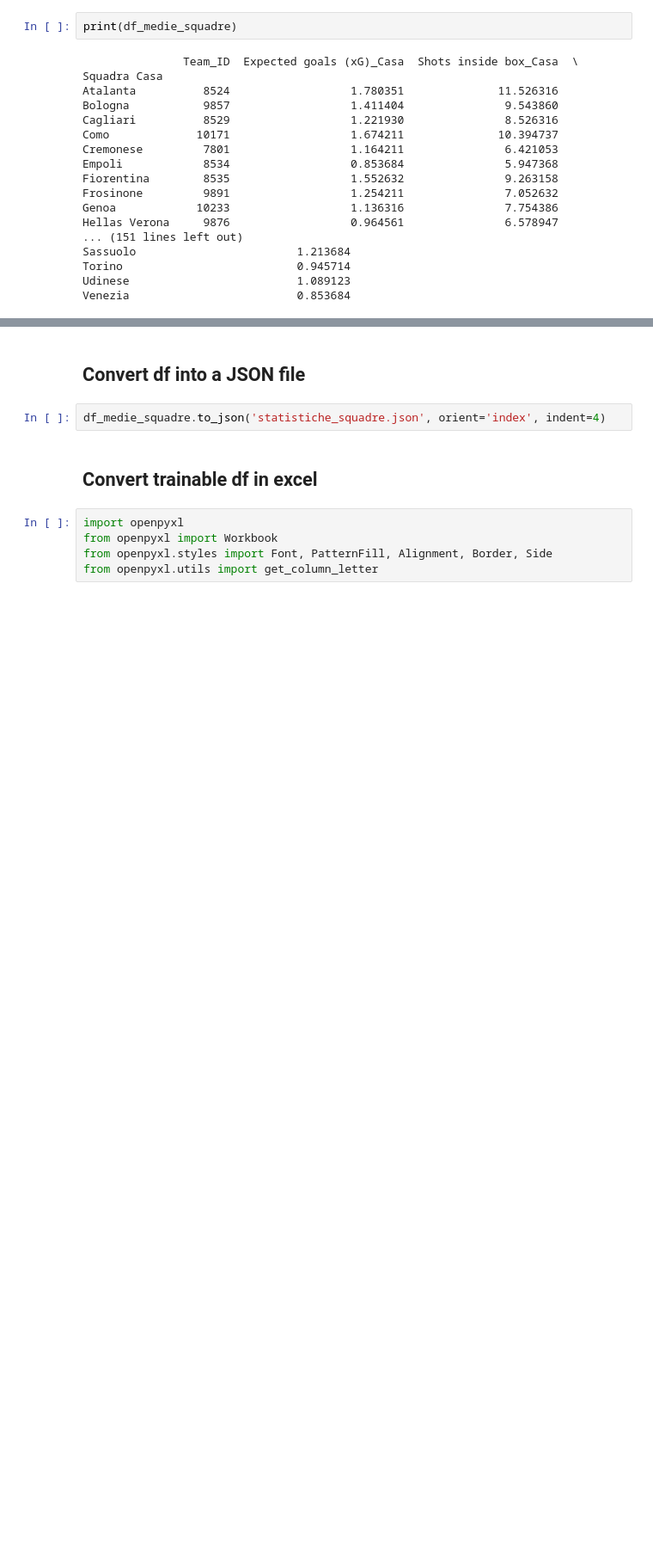
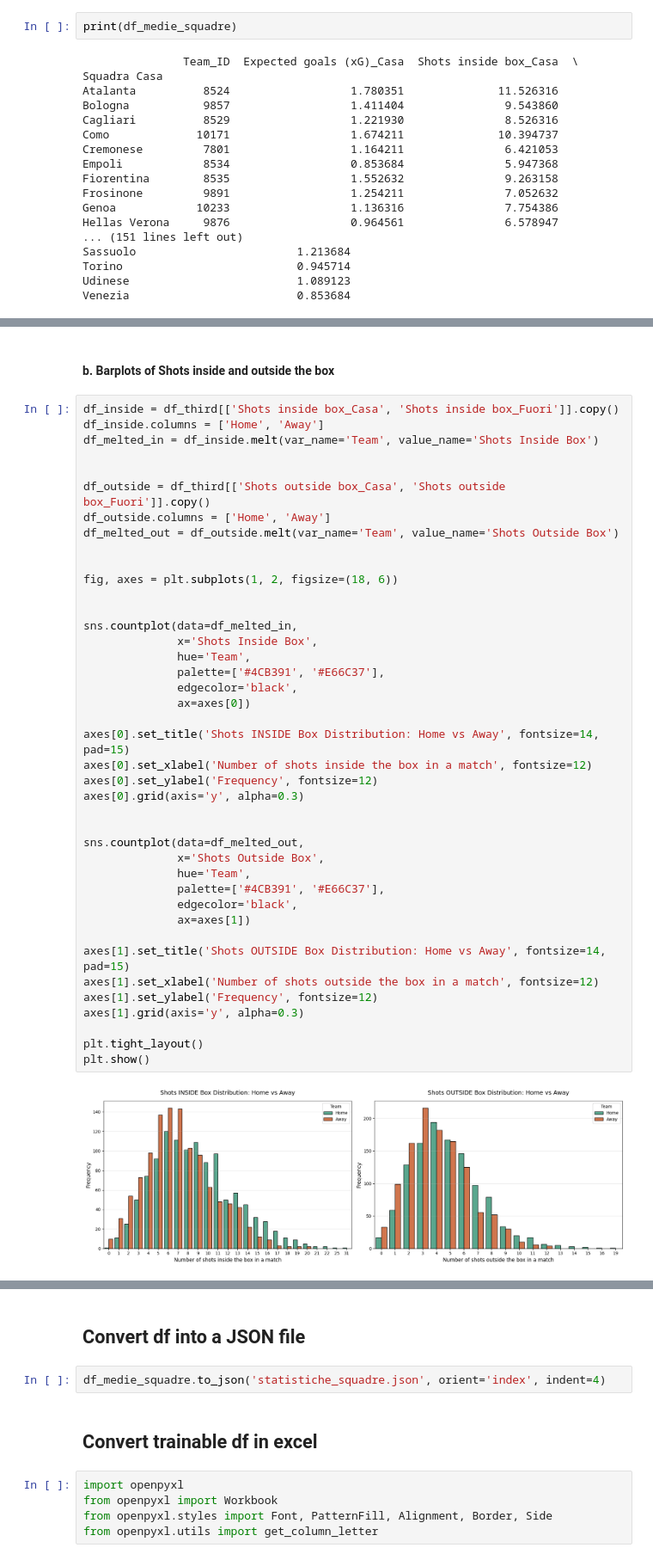
Before and after one commit to piro22/SerieA_DSFB_Project, a Jupyter notebook: API_App/data_exploration.ipynb, the cells around one changed output, grey strips where cells are left out. Shown at 86% size. Cells and saved outputs as stored; diff of their text form; blank space fills up the shorter version.

```diff
--- a/API_App/data_exploration.ipynb
+++ b/API_App/data_exploration.ipynb
@@ -496,0 +517,45 @@ Venezia                         0.853684
+# %% [markdown]
+#### b. Barplots of Shots inside and outside the box
+# %%
+df_inside = df_third[['Shots inside box_Casa', 'Shots inside box_Fuori']].copy()
+df_inside.columns = ['Home', 'Away']
+df_melted_in = df_inside.melt(var_name='Team', value_name='Shots Inside Box')
+
+
+df_outside = df_third[['Shots outside box_Casa', 'Shots outside box_Fuori']].copy()
+df_outside.columns = ['Home', 'Away']
+df_melted_out = df_outside.melt(var_name='Team', value_name='Shots Outside Box')
+
+
+fig, axes = plt.subplots(1, 2, figsize=(18, 6))
+
+
+sns.countplot(data=df_melted_in,
+              x='Shots Inside Box',
+              hue='Team',
+              palette=['#4CB391', '#E66C37'],
+              edgecolor='black',
+              ax=axes[0])
+
+axes[0].set_title('Shots INSIDE Box Distribution: Home vs Away', fontsize=14, pad=15)
+axes[0].set_xlabel('Number of shots inside the box in a match', fontsize=12)
+axes[0].set_ylabel('Frequency', fontsize=12)
+axes[0].grid(axis='y', alpha=0.3)
+
+
+sns.countplot(data=df_melted_out,
+              x='Shots Outside Box',
+              hue='Team',
+              palette=['#4CB391', '#E66C37'],
+              edgecolor='black',
+              ax=axes[1])
+
+axes[1].set_title('Shots OUTSIDE Box Distribution: Home vs Away', fontsize=14, pad=15)
+axes[1].set_xlabel('Number of shots outside the box in a match', fontsize=12)
+axes[1].set_ylabel('Frequency', fontsize=12)
+axes[1].grid(axis='y', alpha=0.3)
+
+plt.tight_layout()
+plt.show()
+# %% [output]
+[figure, added]
```
Also changed, not shown: parts of 10 cells of this notebook, 1 other file.
